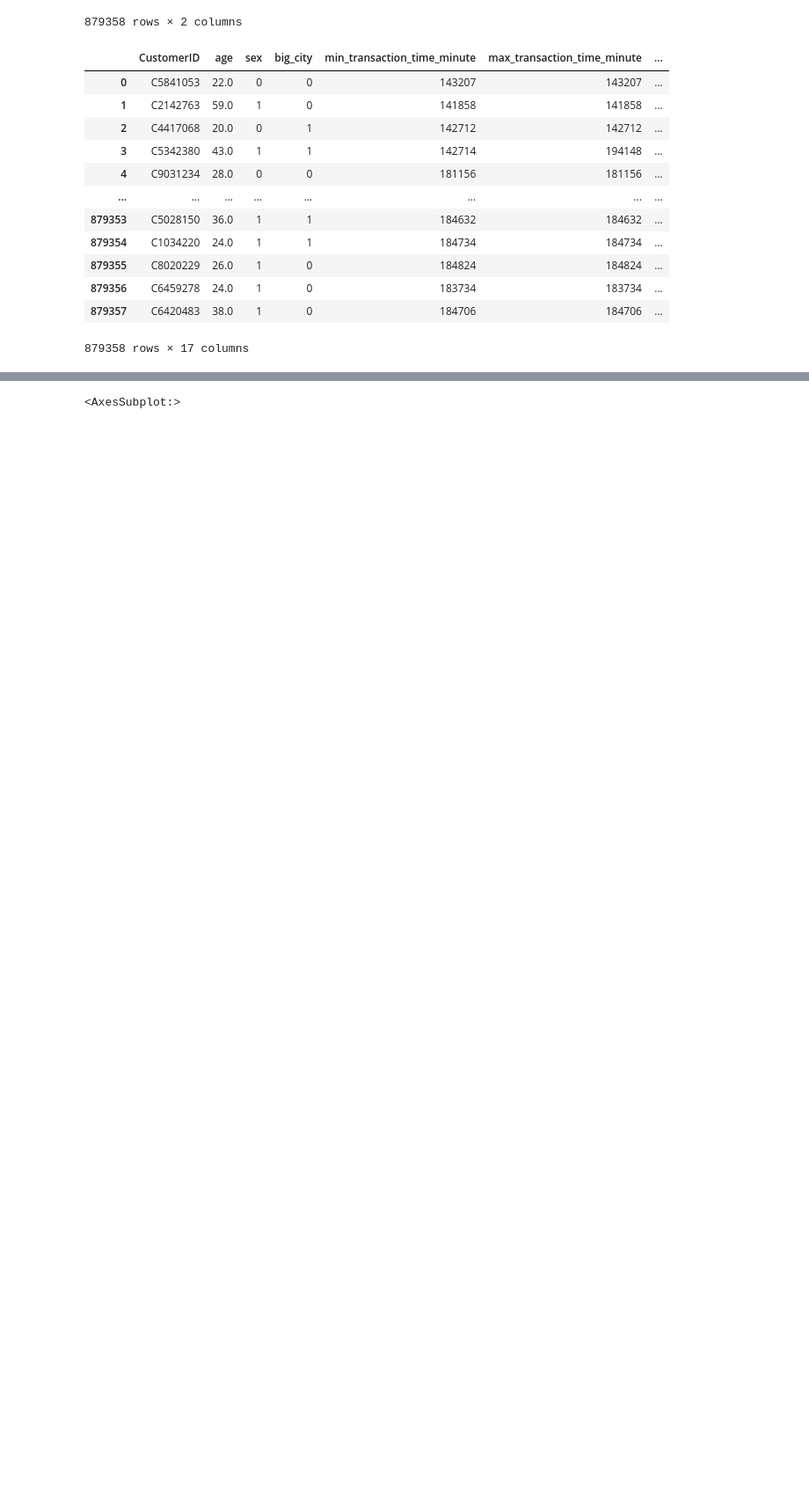
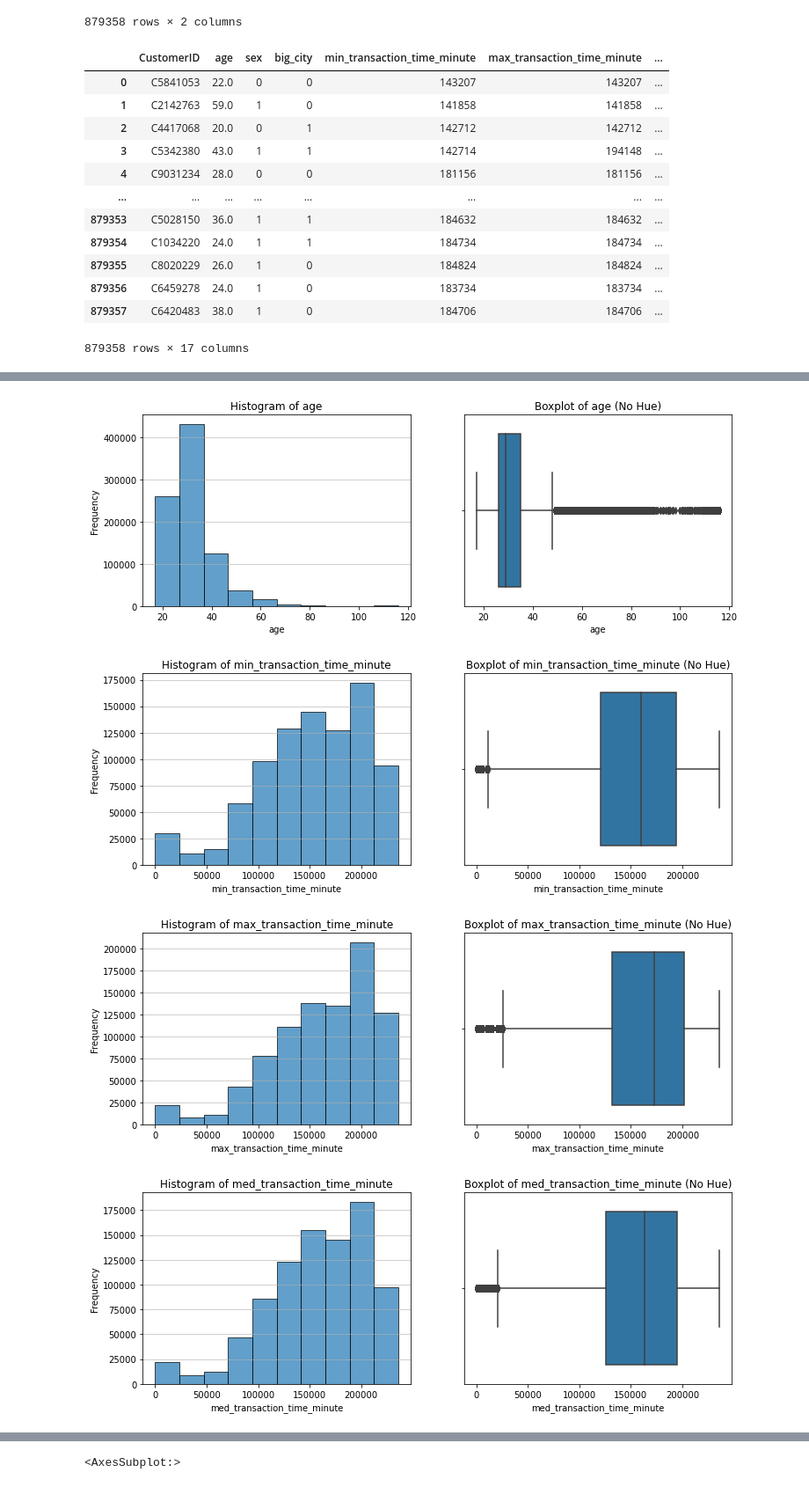
Before and after one commit to peerapat-t/Banking-customer-segmentation, a Jupyter notebook: banking customer segmentation model.ipynb, the cells around one changed output, grey strips where cells are left out. Shown at 88% size. Cells and saved outputs as stored; diff of their text form; code cells hidden in the pictures; blank space fills up the shorter version.

```diff
--- a/banking customer segmentation model.ipynb
+++ b/banking customer segmentation model.ipynb
@@ -435,0 +495,26 @@ Index(['CustomerID', 'age', 'sex', 'big_city', 'min_transaction_time_minute',
+# %%
+# Loop through numerical columns
+for column_name in num_col:
+    fig, (ax1, ax2) = plt.subplots(1, 2, figsize=(12, 4))
+
+    # Create a histogram
+    ax1.hist(df[column_name], bins=10, edgecolor='black', alpha=0.7)
+    ax1.set_title(f'Histogram of {column_name}')
+    ax1.set_xlabel(column_name)
+    ax1.set_ylabel('Frequency')
+    ax1.grid(axis='y', alpha=0.75)
+
+    # Check if the dtype is categorical and create a boxplot without hue
+    if isinstance(df[column_name].dtype, pd.CategoricalDtype):
+        sns.boxplot(x=df[column_name], ax=ax2)
+    else:
+        sns.boxplot(x=df[column_name], ax=ax2)
+    ax2.set_title(f'Boxplot of {column_name} (No Hue)')
+    ax2.set_xlabel(column_name)
+
+    plt.show()
+# %% [output]
+[figure, added]
+[figure, added]
+[figure, added]
+[figure, added]
```
Also changed, not shown: parts of 74 cells of this notebook, 1 other file.
